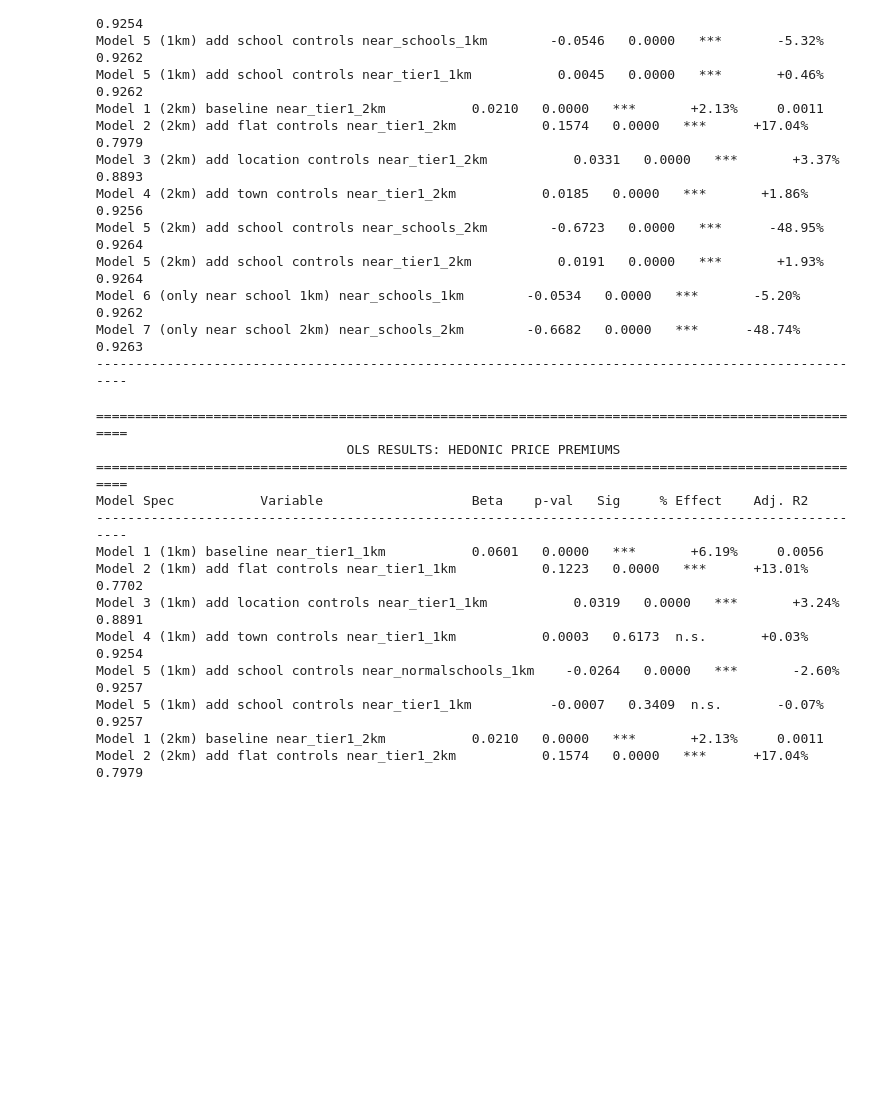
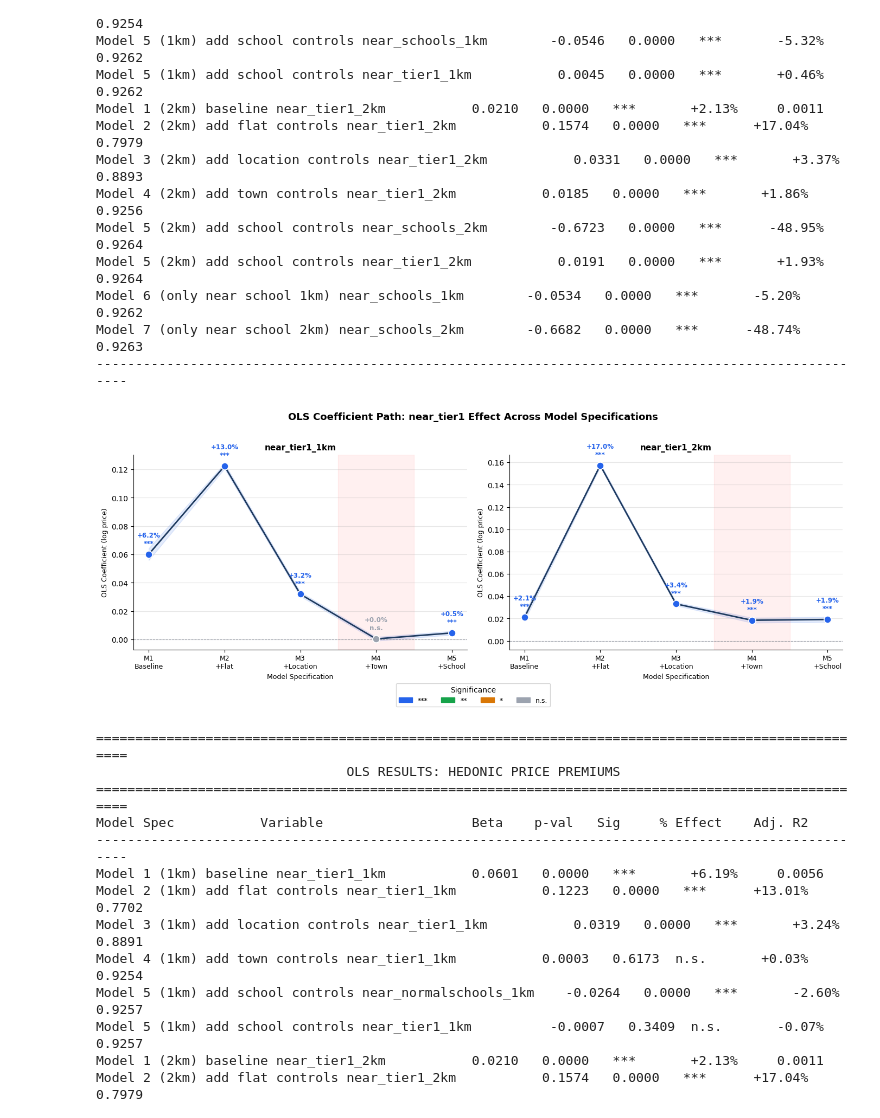
Before and after one commit to tingyuliew/DSA4264-Geospatial-Grp4, a Jupyter notebook: models/regression copy.ipynb, the cells around one changed output. Drawn from its saved outputs; the diff is of its cells as text; code cells hidden in the pictures; blank space fills up the shorter version.

```diff
--- a/models/regression copy.ipynb
+++ b/models/regression copy.ipynb
@@ -151,6 +142,86 @@ Model 5 (2km) add school controls near_tier1_2km           0.0191   0.0000   ***
 Model 6 (only near school 1km) near_schools_1km        -0.0534   0.0000   ***       -5.20%     0.9262
 Model 7 (only near school 2km) near_schools_2km        -0.6682   0.0000   ***      -48.74%     0.9263
 ----------------------------------------------------------------------------------------------------
+# %%
+import matplotlib.pyplot as plt
+import matplotlib.patches as mpatches
+import numpy as np
+
+def build_coef_path(results, band):
+    """Dynamically pulls beta, se, sig from results dict for a given band (1km or 2km)."""
+    specs = [
+        f"Model 1 ({band}) baseline",
+        f"Model 2 ({band}) add flat controls",
+        f"Model 3 ({band}) add location controls",
+        f"Model 4 ({band}) add town controls",
+        f"Model 5 ({band}) add school controls",
+    ]
+    var = f"near_tier1_{band}"
+
+    return {
+        "labels": ["M1\nBaseline", "M2\n+Flat", "M3\n+Location", "M4\n+Town", "M5\n+School"],
+        "beta":   [results[(s, var)]["beta"] for s in specs],
+        "se":     [results[(s, var)]["se"]   for s in specs],
+        "sig":    [results[(s, var)]["sig"]  for s in specs],
+    }
+
+coef_path = {
+    "1km": build_coef_path(results, "1km"),
+    "2km": build_coef_path(results, "2km"),
+}
+
+fig, axes = plt.subplots(1, 2, figsize=(14, 5), sharey=False)
+fig.suptitle("OLS Coefficient Path: near_tier1 Effect Across Model Specifications",
+             fontsize=13, fontweight="bold", y=1.02)
+
+colors = {"***": "#2563eb", "**": "#16a34a", "*": "#d97706", "n.s.": "#9ca3af"}
+band_labels = ["1km", "2km"]
+
+for ax, band in zip(axes, band_labels):
+    d = coef_path[band]
+    x = np.arange(len(d["labels"]))
+    betas = np.array(d["beta"])
+    ses   = np.array(d["se"])
+    ci95  = 1.96 * ses
+
+    # shaded CI band
+    ax.fill_between(x, betas - ci95, betas + ci95,
+                    alpha=0.12, color="#2563eb", label="95% CI")
+
+    # line
+    ax.plot(x, betas, color="#1e3a5f", linewidth=2, zorder=3)
+
+    # dots coloured by significance
+    for i, (b, sig) in enumerate(zip(betas, d["sig"])):
+        ax.scatter(i, b, color=colors[sig], s=90, zorder=4, edgecolors="white", linewidth=1.2)
+        ax.annotate(f"{(np.exp(b)-1)*100:+.1f}%\n{sig}",
+                    xy=(i, b), xytext=(0, 12), textcoords="offset points",
+                    ha="center", fontsize=8.5,
+                    color=colors[sig], fontweight="bold")
+
+    # zero reference line
+    ax.axhline(0, color="#6b7280", linewidth=0.8, linestyle="--", alpha=0.6)
+
+    # shade the town FE model column to highlight the key drop
+    ax.axvspan(2.5, 3.5, alpha=0.06, color="red", label="Town FE added")
+
+    ax.set_xticks(x)
+    ax.set_xticklabels(d["labels"], fontsize=9)
+    ax.set_title(f"near_tier1_{band}", fontsize=11, fontweight="bold")
+    ax.set_ylabel("OLS Coefficient (log price)", fontsize=9)
+    ax.set_xlabel("Model Specification", fontsize=9)
+    ax.spines[["top", "right"]].set_visible(False)
+    ax.grid(axis="y", alpha=0.3)
+
+# legend
+sig_patches = [mpatches.Patch(color=v, label=k) for k, v in colors.items()]
+fig.legend(handles=sig_patches, title="Significance",
+           loc="lower center", ncol=4, bbox_to_anchor=(0.5, -0.08), fontsize=9)
+
+plt.tight_layout()
+plt.show()
+# %% [output]
+[figure, added]
 # %%
 #COMPARING NORMALSCHOOLS VS GOOD
 # MODEL SPECS
```
Also changed, not shown: parts of 1 cell of this notebook, 3 other files.
